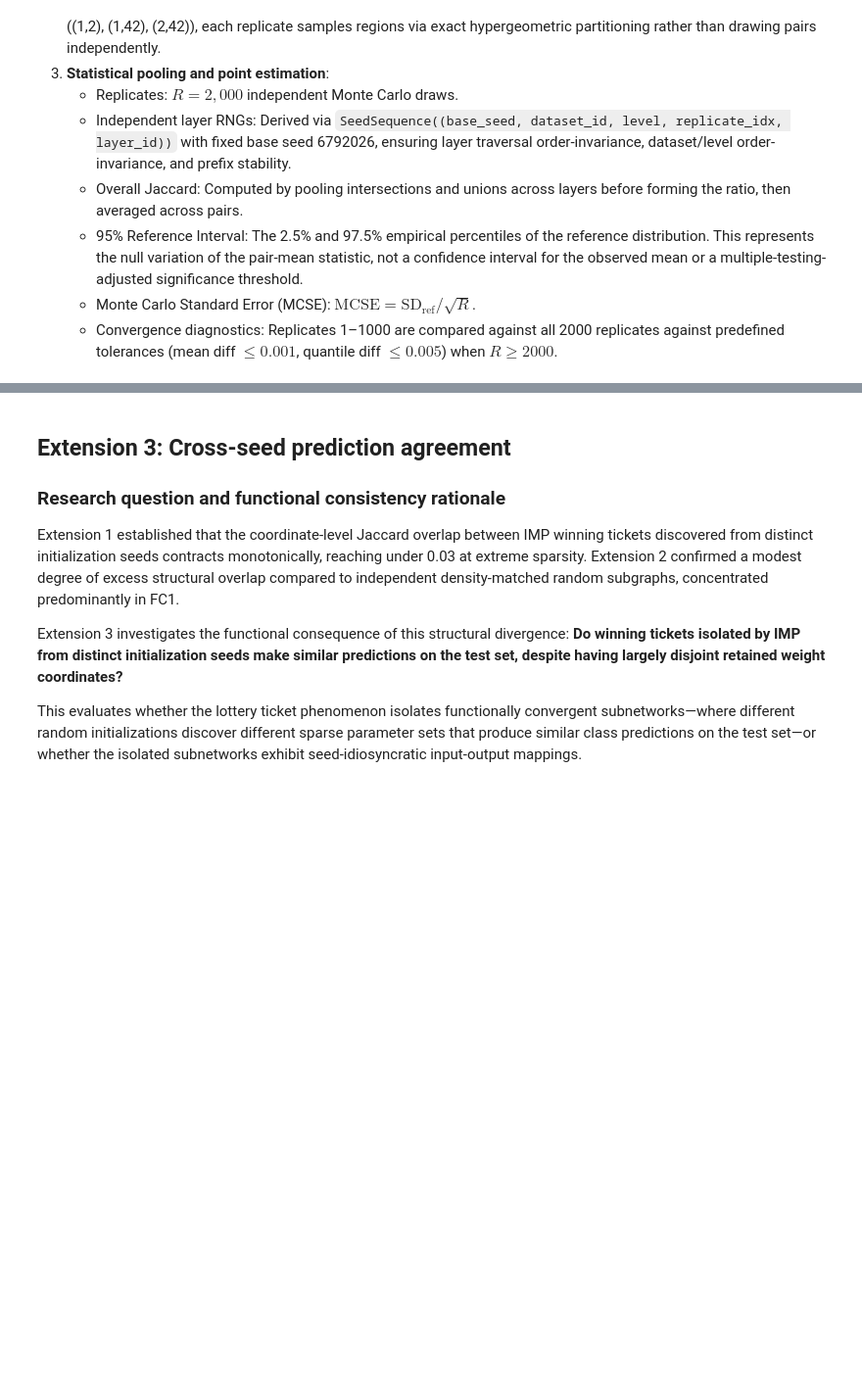
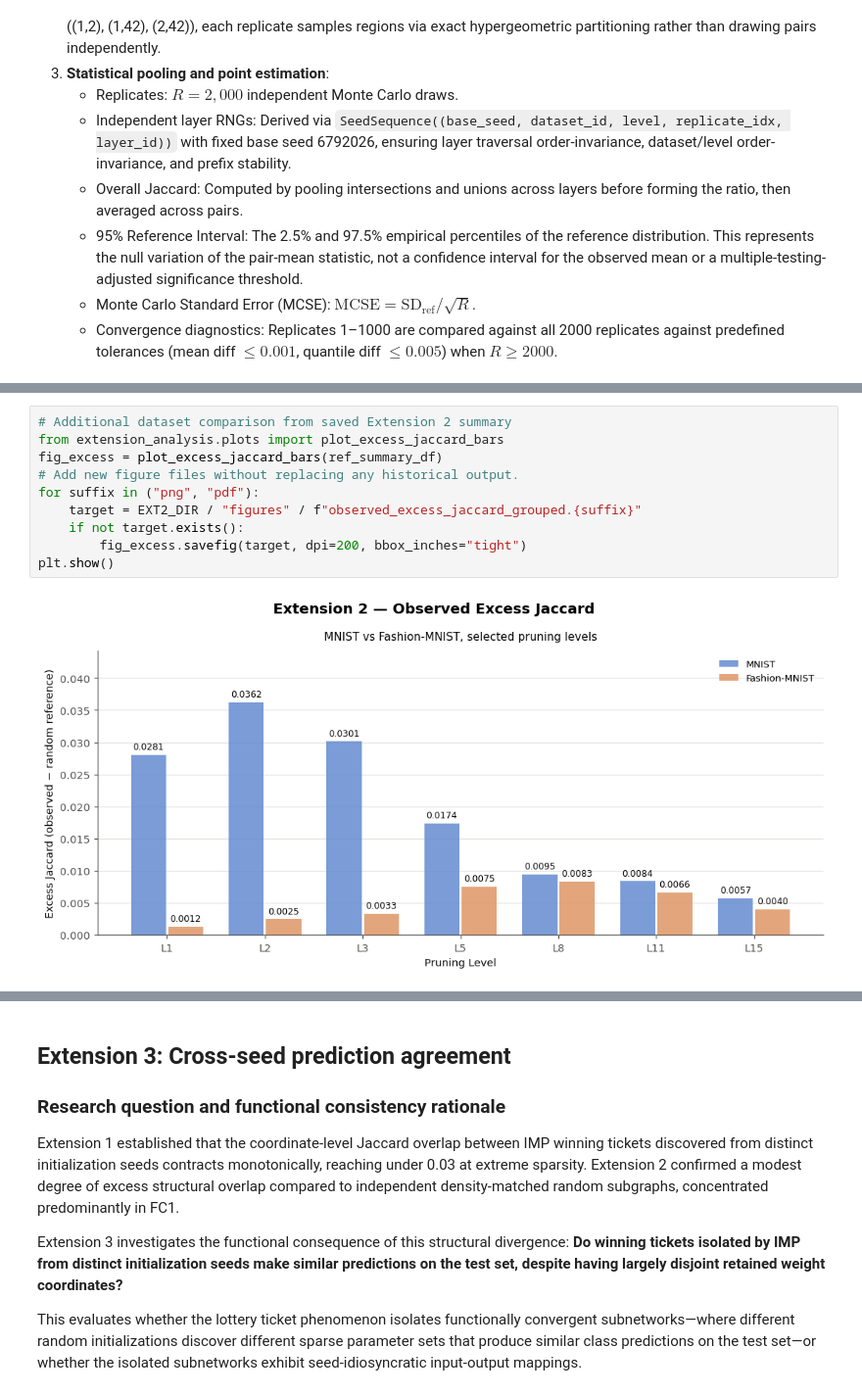
Before and after one commit to y336shen719/STAT679-lottery-ticket-hypothesis, a Jupyter notebook: analysis.ipynb, the cells around one changed output, grey strips where cells are left out. Shown at 98% size. Drawn from its saved outputs; the diff is of its cells as text; blank space fills up the shorter version.

Commit message:
extensions 1 to 4 completed; analysis.ipynb updated

```diff
--- a/analysis.ipynb
+++ b/analysis.ipynb
@@ -836,3 +828,15 @@ plt.show()
+# %%
+# Additional dataset comparison from saved Extension 2 summary
+from extension_analysis.plots import plot_excess_jaccard_bars
+fig_excess = plot_excess_jaccard_bars(ref_summary_df)
+# Add new figure files without replacing any historical output.
+for suffix in ("png", "pdf"):
+    target = EXT2_DIR / "figures" / f"observed_excess_jaccard_grouped.{suffix}"
+    if not target.exists():
+        fig_excess.savefig(target, dpi=200, bbox_inches="tight")
+plt.show()
+# %% [output]
+[figure, added]
 # %% [markdown]
 ### Observations and methodological limitations
 
```
Also changed, not shown: parts of 19 cells of this notebook, 5 other files.
